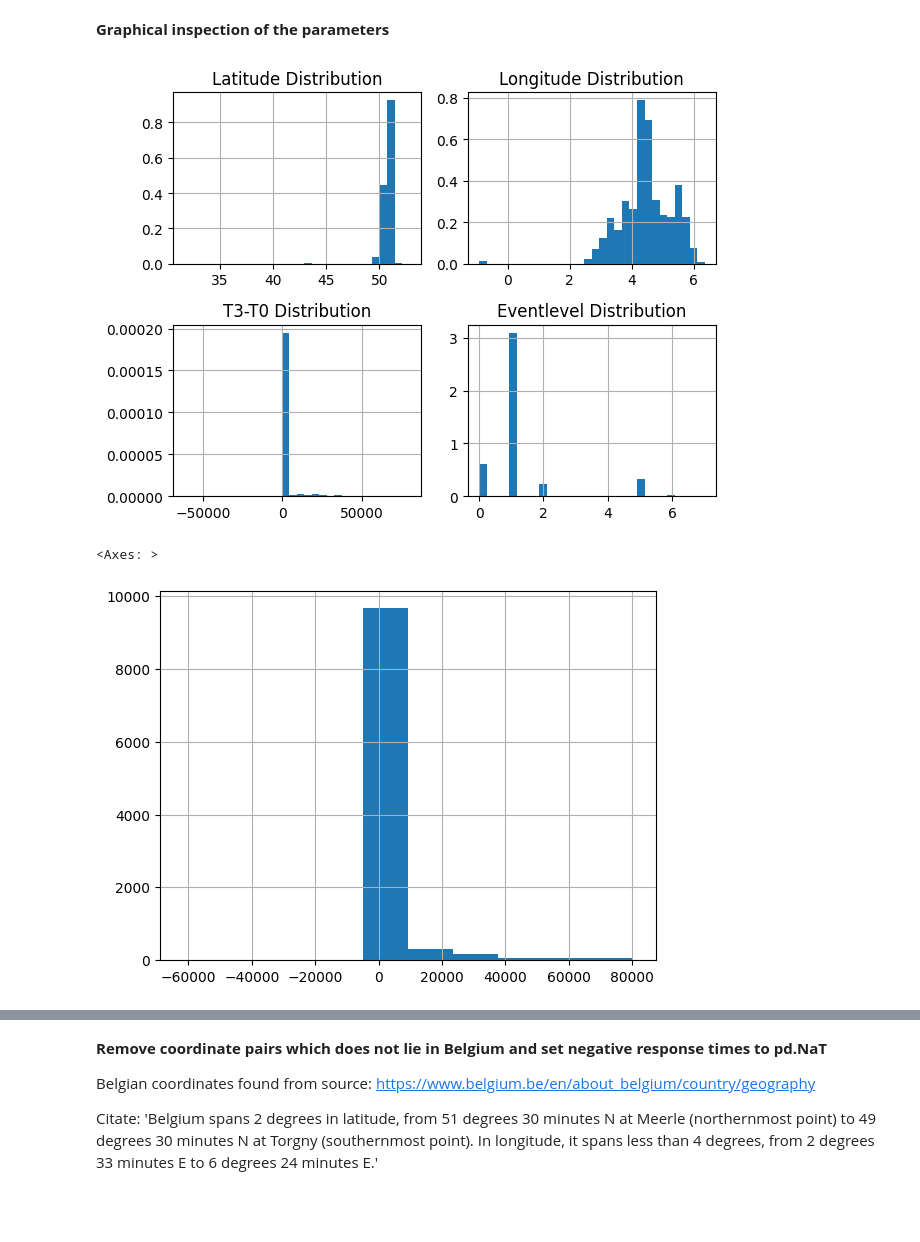
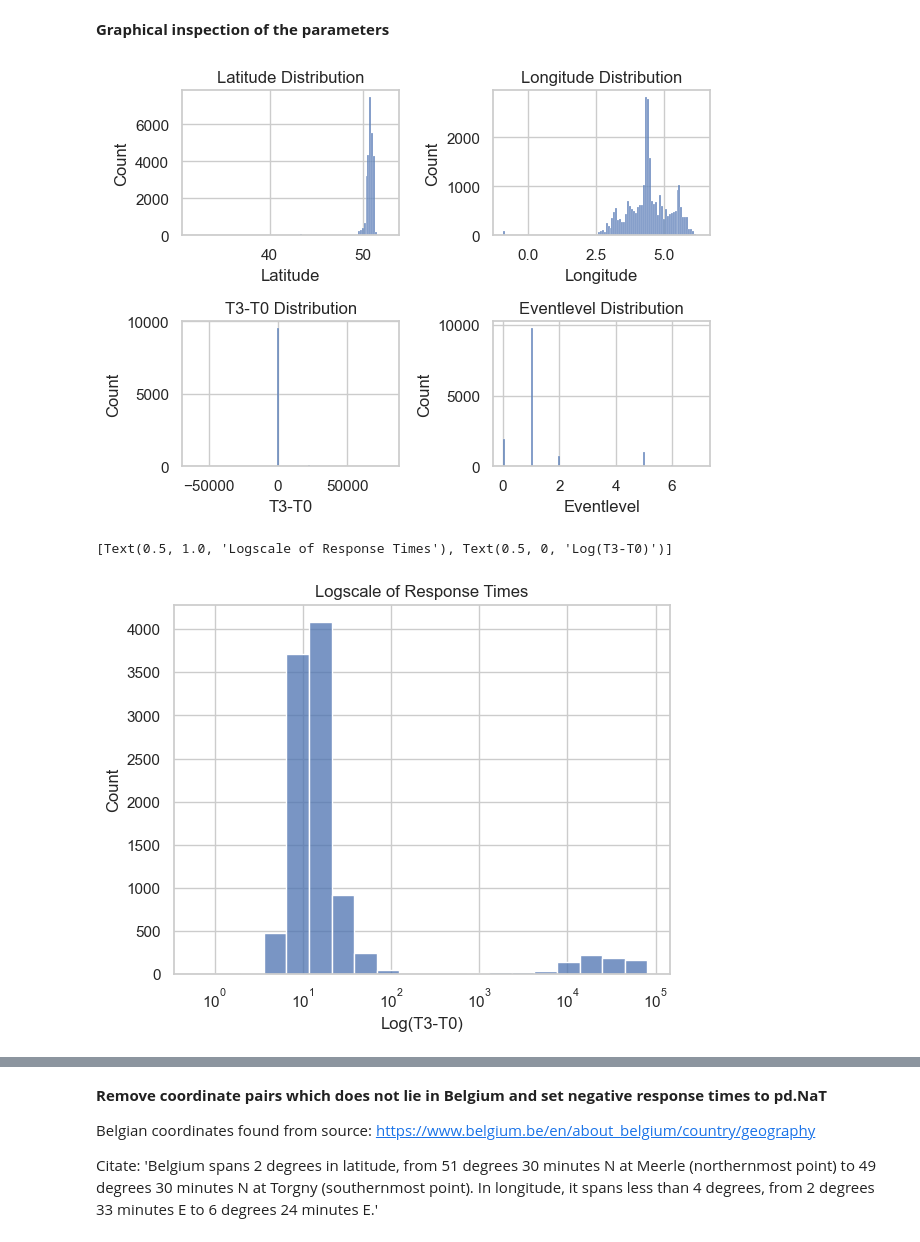
Before and after one commit to JeroenGuillierme/Project-MDA, a Jupyter notebook: 1. Data Exploration and preprocessing.ipynb, the cells around one changed output, grey strips where cells are left out. Saved outputs shown, nothing was run; the diff lists cells and outputs as text; code cells hidden in the pictures; blank space fills up the shorter version.

Commit message:
Updating notebooks, changing graphs

```diff
--- a/1. Data Exploration and preprocessing.ipynb
+++ b/1. Data Exploration and preprocessing.ipynb
@@ -138,13 +139,15 @@ def timedelta_to_minutes(td):
     '''
     return td.total_seconds() / 60
 
+# Setting the style for the plots
+sns.set(style="whitegrid")
+
 # Function to draw histograms
 def draw_histograms(df, variables, n_rows, n_cols):
     fig=plt.figure()
     for i, var_name in enumerate(variables):
         ax=fig.add_subplot(n_rows,n_cols,i+1)
-        df[var_name].hist(bins=30,ax=ax,density=True)
-        ax.set_title(var_name+" Distribution")
+        sns.histplot(df[var_name], bins=100, ax=ax).set(title=var_name+" Distribution")
     fig.tight_layout()  # Improves appearance a bit.
     plt.show()
 # %% [markdown]
@@ -432,11 +435,15 @@ Maximum Response Time for aed_df: 80267.83333333333
 # %% [markdown]
 **Graphical inspection of the parameters**
 # %%
+# Setting the style for the plots
+sns.set(style="whitegrid")
 draw_histograms(aed_df, aed_df[['Latitude', 'Longitude', 'T3-T0', 'Eventlevel']], 2, 2)
 # %% [output]
-[figure, old version]
+[figure, new version]
 # %%
-aed_df['T3-T0'].hist()
+# Setting the style for the plots
+sns.set(style="whitegrid")
+sns.histplot(aed_df['T3-T0'], bins=50, log_scale=True).set(title='Logscale of Response Times', xlabel='Log(T3-T0)')
 # %% [output]
-<Axes: >
+[Text(0.5, 1.0, 'Logscale of Response Times'), Text(0.5, 0, 'Log(T3-T0)')]
-[figure, old version]
+[figure, new version]
```
Also changed, not shown: parts of 6 cells of this notebook, 1 other file.
